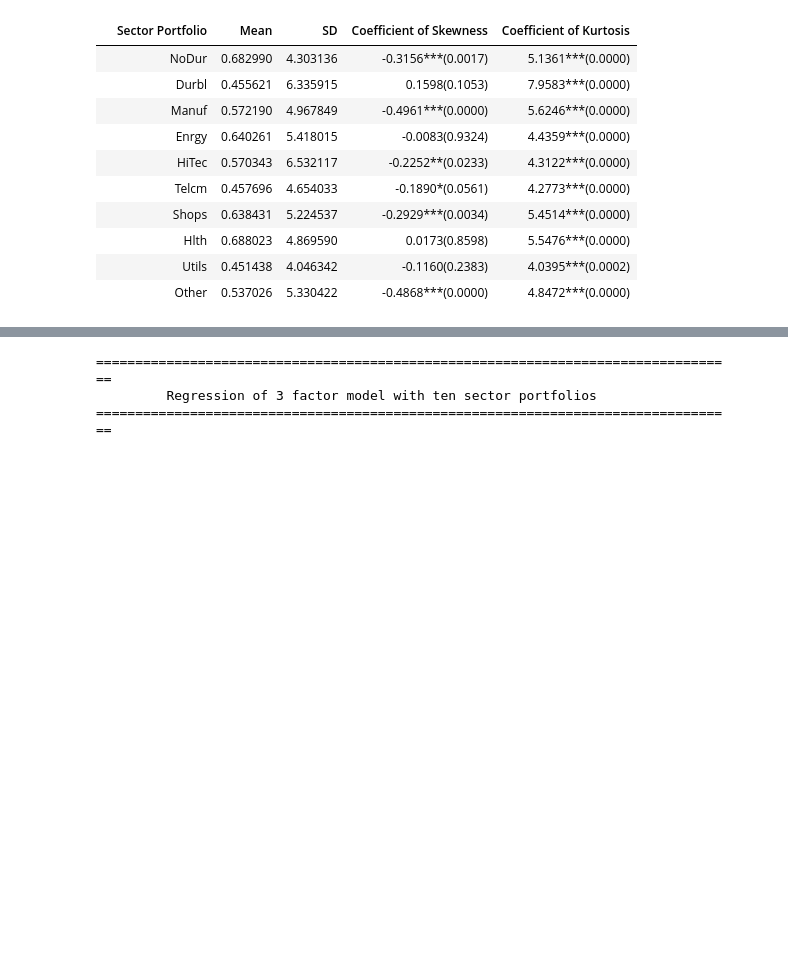
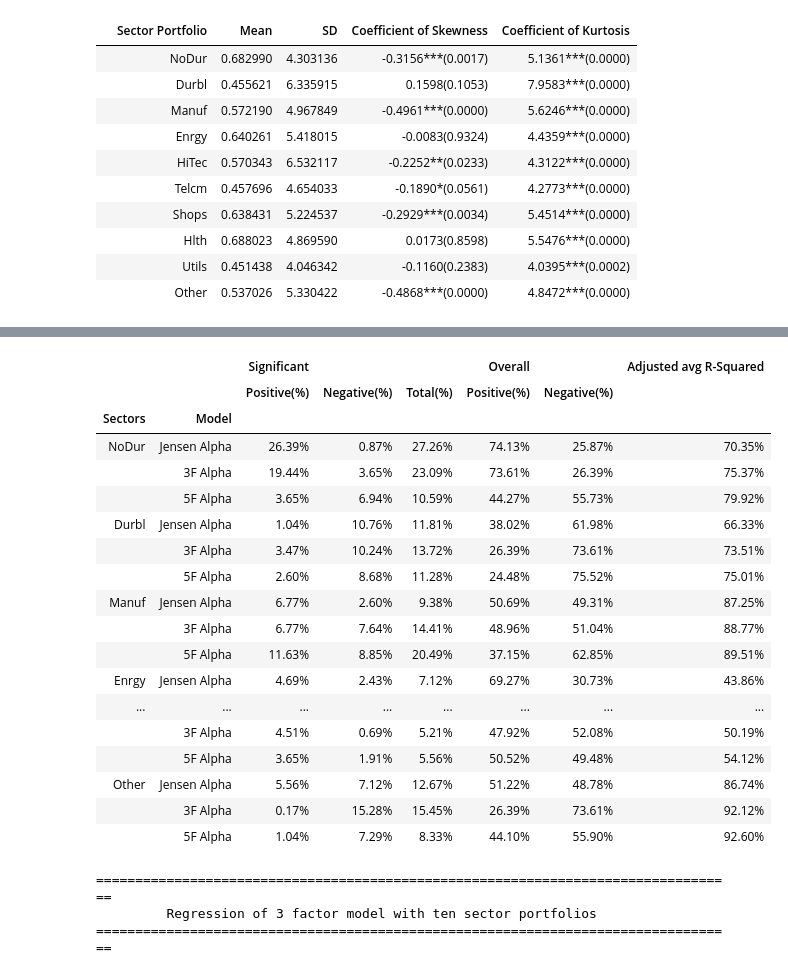
Before and after one commit to zhangzijie-lab/QF5207, a Jupyter notebook: QF5207_Project.ipynb, the cells around one changed output, grey strips where cells are left out. Drawn from its saved outputs; the diff is of its cells as text; code cells hidden in the pictures; blank space fills up the shorter version.

```diff
--- a/QF5207_Project.ipynb
+++ b/QF5207_Project.ipynb
@@ -154,11 +141,0 @@ def factor_bt(asset, window=36, num_factor=5):
-# %%
-ff5_results = pd.DataFrame()
-for i in range(10):
-    alpha = factor_bt(i)
-    mean = np.mean(alpha)
-    std = np.std(alpha)
-    ff5_result = pd.DataFrame(data={'Sector Portfolio': excess_return.columns[i],
-                              'Mean(%)': '{:.2%}'.format(mean),
-                              'SD(%)': '{:.2%}'.format(std)},
-                        index = [''])
-    ff5_results = ff5_results.append(ff5_result)
@@ -189,0 +197,2 @@ plt.plot(alphas_0*100)
+# %%
+ff5_alphas.index = ff5_alphas.index.to_timestamp()
@@ -190,3 +257,44 @@ plt.plot(alphas_0*100)
+# %%
+index = [capm_alphas.columns, ['Jensen Alpha', '3F Alpha', '5F Alpha']]
+index = pd.MultiIndex.from_product(index, names=['Sectors', 'Model'])
+
+columns = [('Significant', 'Positive(%)'), ('Significant', 'Negative(%)'), ('Significant', 'Total(%)'), ('Overall', 'Positive(%)'), ('Overall', 'Negative(%)'), ('Adjusted avg R-Squared', '')]
+columns = pd.MultiIndex.from_tuples(columns)
+
+sign_alphas = pd.DataFrame(index=index, columns=columns)
+# %%
+capm_results = np.array([capm_sign_p.tolist(), capm_sign_n.tolist(), capm_sign.tolist(), capm_positive.tolist(), capm_n.tolist(), capm_avg_rs.tolist()]).transpose()
+ff3_results = np.array([ff3_sign_p.tolist(), ff3_sign_n.tolist(), ff3_sign.tolist(), ff3_positive.tolist(), ff3_n.tolist(), ff3_avg_rs.tolist()]).transpose()
+ff5_results = np.array([ff5_sign_p.tolist(), ff5_sign_n.tolist(), ff5_sign.tolist(), ff5_positive.tolist(), ff5_n.tolist(), ff5_avg_rs.tolist()]).transpose()
+# %%
+idx = pd.IndexSlice
+sign_alphas.loc[idx[:, 'Jensen Alpha'], :] = capm_results
+sign_alphas.loc[idx[:, '3F Alpha'], :] = ff3_results
+sign_alphas.loc[idx[:, '5F Alpha'], :] = ff5_results
+
+pd.options.display.float_format = '{:.2%}'.format
+
+sign_alphas
+# %% [output]
+|  |  | Significant |  |  | Overall |  | Adjusted avg R-Squared |
+|  |  | Positive(%) | Negative(%) | Total(%) | Positive(%) | Negative(%) |  |
+| Sectors | Model |  |  |  |  |  |  |
+| NoDur | Jensen Alpha | 26.39% | 0.87% | 27.26% | 74.13% | 25.87% | 70.35% |
+|  | 3F Alpha | 19.44% | 3.65% | 23.09% | 73.61% | 26.39% | 75.37% |
+|  | 5F Alpha | 3.65% | 6.94% | 10.59% | 44.27% | 55.73% | 79.92% |
+| Durbl | Jensen Alpha | 1.04% | 10.76% | 11.81% | 38.02% | 61.98% | 66.33% |
+|  | 3F Alpha | 3.47% | 10.24% | 13.72% | 26.39% | 73.61% | 73.51% |
+|  | 5F Alpha | 2.60% | 8.68% | 11.28% | 24.48% | 75.52% | 75.01% |
+| Manuf | Jensen Alpha | 6.77% | 2.60% | 9.38% | 50.69% | 49.31% | 87.25% |
+|  | 3F Alpha | 6.77% | 7.64% | 14.41% | 48.96% | 51.04% | 88.77% |
+|  | 5F Alpha | 11.63% | 8.85% | 20.49% | 37.15% | 62.85% | 89.51% |
+| Enrgy | Jensen Alpha | 4.69% | 2.43% | 7.12% | 69.27% | 30.73% | 43.86% |
+| ... | ... | ... | ... | ... | ... | ... | ... |
+|  | 3F Alpha | 4.51% | 0.69% | 5.21% | 47.92% | 52.08% | 50.19% |
+|  | 5F Alpha | 3.65% | 1.91% | 5.56% | 50.52% | 49.48% | 54.12% |
+| Other | Jensen Alpha | 5.56% | 7.12% | 12.67% | 51.22% | 48.78% | 86.74% |
+|  | 3F Alpha | 0.17% | 15.28% | 15.45% | 26.39% | 73.61% | 92.12% |
+|  | 5F Alpha | 1.04% | 7.29% | 8.33% | 44.10% | 55.90% | 92.60% |
 # %%
 reg_results = pd.DataFrame()
 for i in range(10):
```
Also changed, not shown: parts of 17 cells of this notebook.
